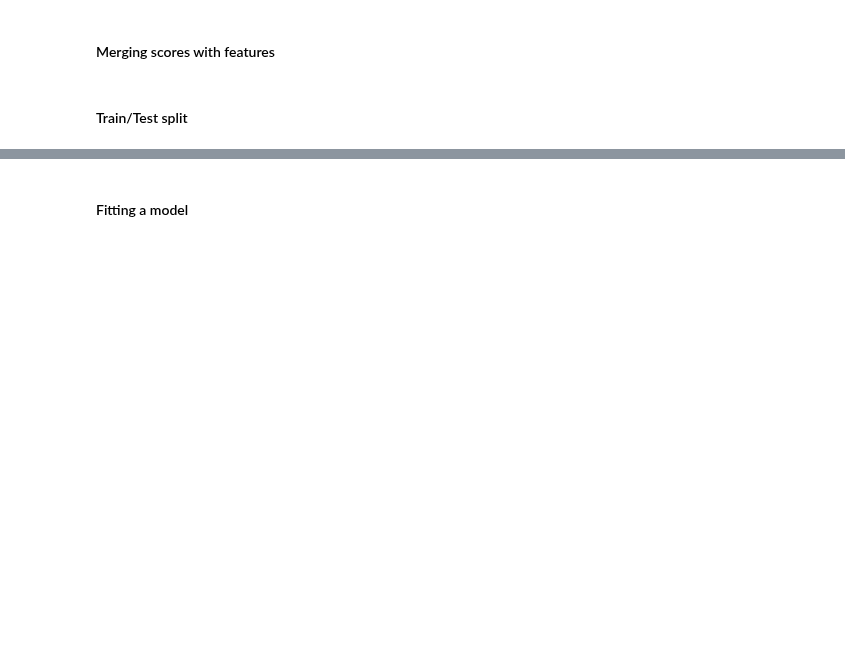
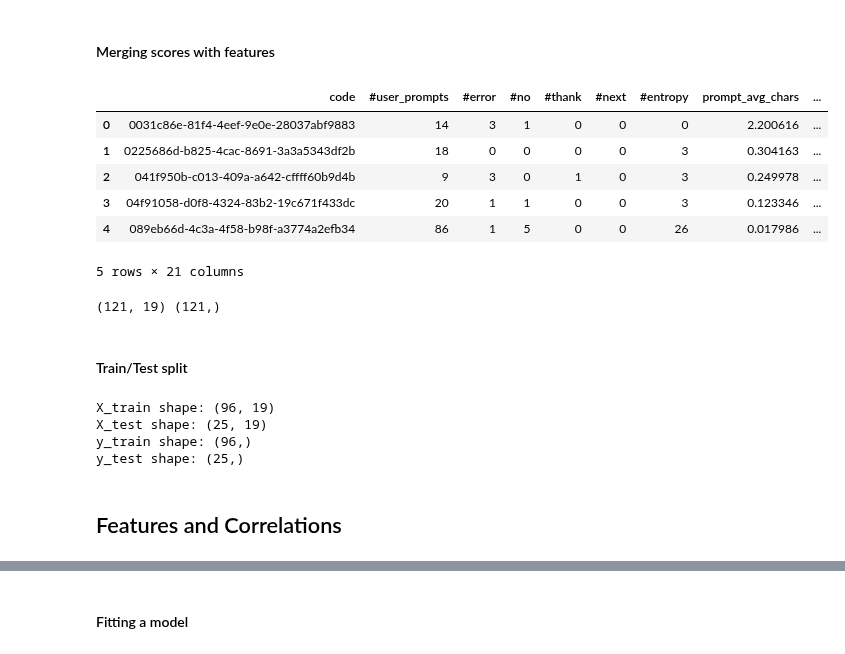
Before and after one commit to cerenarkac21/PROJE_CS412, a Jupyter notebook: code_base.ipynb, the cells around one changed output, grey strips where cells are left out. Drawn from its saved outputs; the diff is of its cells as text; code cells hidden in the pictures; blank space fills up the shorter version.

```diff
--- a/code_base.ipynb
+++ b/code_base.ipynb
@@ -795,16 +1130,39 @@ df.head()
 # %%
 # Merge temp_df with similarity_df on the 'code' column
 merged_df = pd.merge(temp_df, similarity_df, on='code', how='left')
 
 # Display the first few rows of the merged dataframe
 merged_df.head()
+
+temp_df = merged_df.copy()
+
+temp_df.head()
+# %% [output]
+|  | code | #user_prompts | #error | #no | #thank | #next | #entropy | prompt_avg_chars | ... |
+| 0 | 0031c86e-81f4-4eef-9e0e-28037abf9883 | 14 | 3 | 1 | 0 | 0 | 0 | 2.200616 | ... |
+| 1 | 0225686d-b825-4cac-8691-3a3a5343df2b | 18 | 0 | 0 | 0 | 0 | 3 | 0.304163 | ... |
+| 2 | 041f950b-c013-409a-a642-cffff60b9d4b | 9 | 3 | 0 | 1 | 0 | 3 | 0.249978 | ... |
+| 3 | 04f91058-d0f8-4324-83b2-19c671f433dc | 20 | 1 | 1 | 0 | 0 | 3 | 0.123346 | ... |
+| 4 | 089eb66d-4c3a-4f58-b98f-a3774a2efb34 | 86 | 1 | 5 | 0 | 0 | 26 | 0.017986 | ... |
+5 rows × 21 columns
 # %%
 X = temp_df[temp_df.columns[1:-1]].to_numpy()
 y = temp_df["grade"].to_numpy()
 print(X.shape, y.shape)
+# %% [output]
+(121, 19) (121,)
 # %% [markdown]
 #### Train/Test split
 # %%
 X_train, X_test, y_train, y_test = train_test_split(X, y, test_size=0.2, random_state=42)
-print("Train set size:", len(X_train))
-print("Test set size:", len(X_test))
+print("X_train shape:", X_train.shape)
+print("X_test shape:", X_test.shape)
+print("y_train shape:", y_train.shape)
+print("y_test shape:", y_test.shape)
+# %% [output]
+X_train shape: (96, 19)
+X_test shape: (25, 19)
+y_train shape: (96,)
+y_test shape: (25,)
+# %% [markdown]
+## Features and Correlations
```
Also changed, not shown: parts of 46 cells of this notebook.
